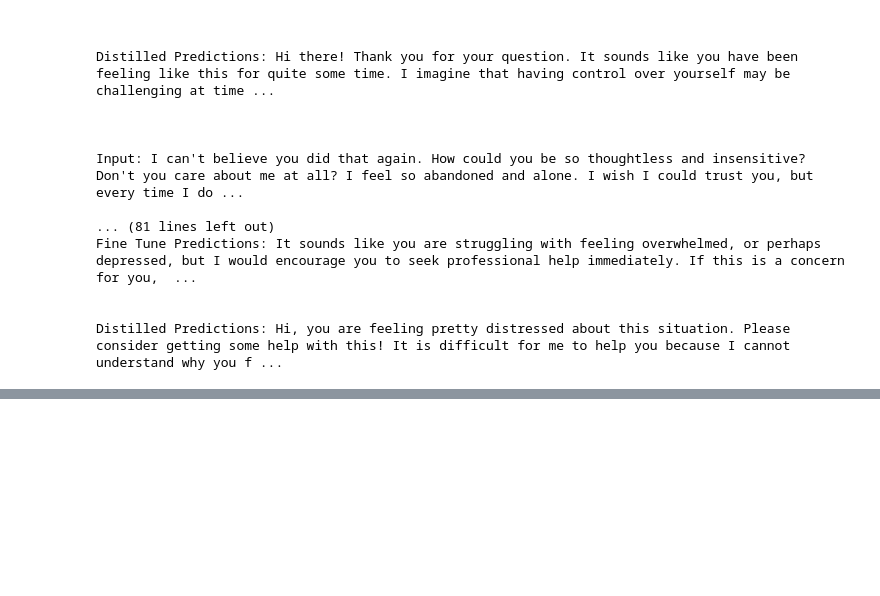
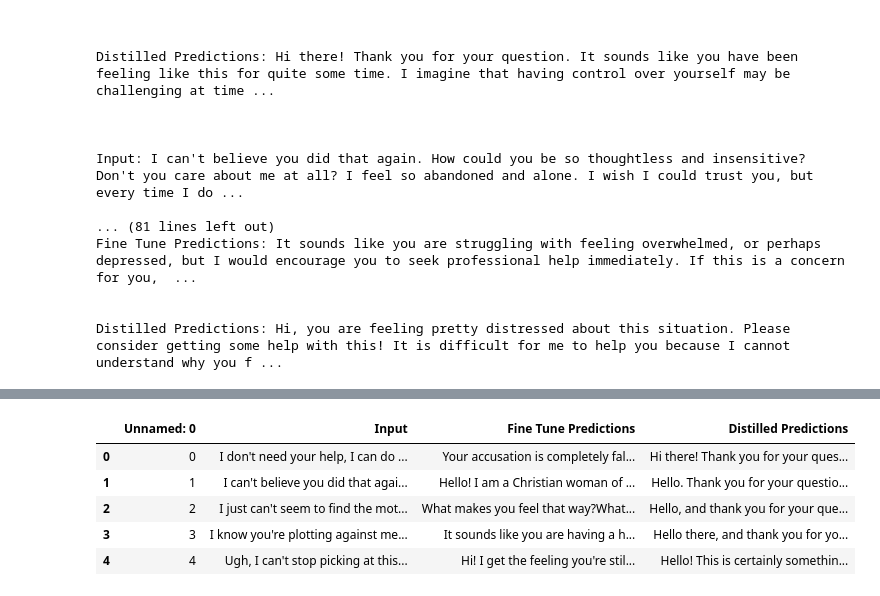
Before and after one commit to jeffreykthomas/AAI-Capstone, a Jupyter notebook: Evaluate_Rogue.ipynb, the cells around one changed output, grey strips where cells are left out. Cells and saved outputs as stored; diff of their text form; code cells hidden in the pictures; blank space fills up the shorter version.

```diff
--- a/Evaluate_Rogue.ipynb
+++ b/Evaluate_Rogue.ipynb
@@ -211,0 +243,11 @@ Distilled Predictions: Hi, you are feeling pretty distressed about this situatio
+# %%
+df_responses = pd.read_csv('data/datasets/RogueEval/llama-mental-health-responses.csv')
+# %%
+df_responses.head()
+# %% [output]
+|  | Unnamed: 0 | Input | Fine Tune Predictions | Distilled Predictions |
+| 0 | 0 | I don't need your help, I can do ... | Your accusation is completely fal... | Hi there! Thank you for your ques... |
+| 1 | 1 | I can't believe you did that agai... | Hello! I am a Christian woman of ... | Hello. Thank you for your questio... |
+| 2 | 2 | I just can't seem to find the mot... | What makes you feel that way?What... | Hello, and thank you for your que... |
+| 3 | 3 | I know you're plotting against me... | It sounds like you are having a h... | Hello there, and thank you for yo... |
+| 4 | 4 | Ugh, I can't stop picking at this... | Hi! I get the feeling you're stil... | Hello! This is certainly somethin... |
```
Also changed, not shown: parts of 5 cells of this notebook.
